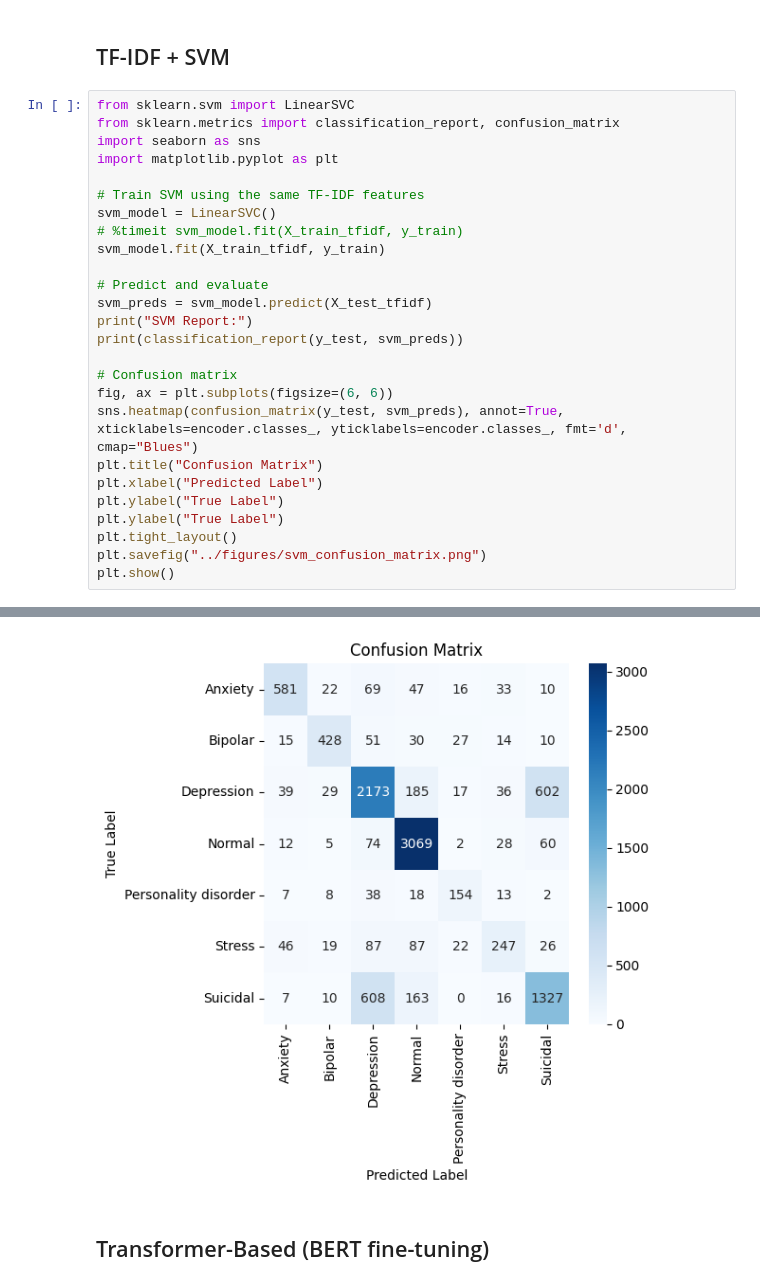
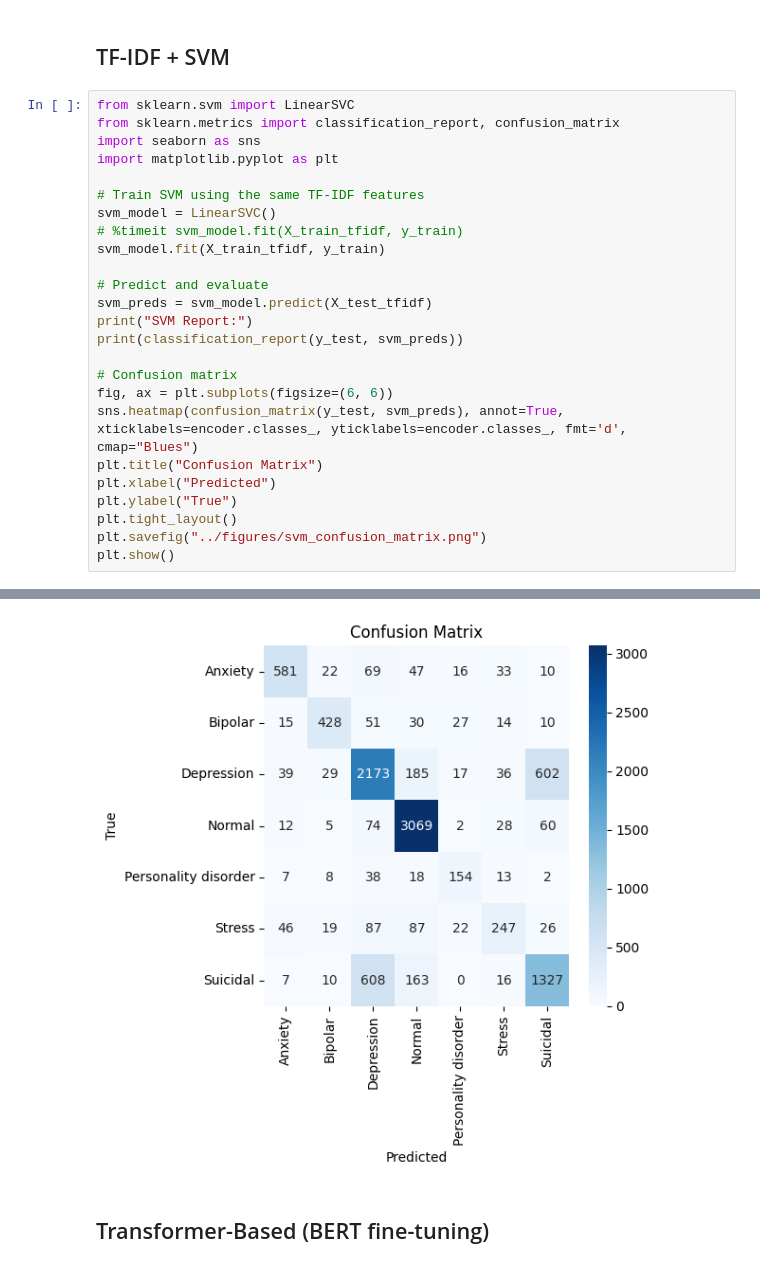
Before and after one commit to jiajinz/NLP_Project, a Jupyter notebook: notebooks/IE7500_Logistic Regression&SVM&BERT-Copy.ipynb, the cells around one changed output, grey strips where cells are left out. Cells and saved outputs as stored; diff of their text form.

```diff
--- a/notebooks/IE7500_Logistic Regression&SVM&BERT-Copy.ipynb
+++ b/notebooks/IE7500_Logistic Regression&SVM&BERT-Copy.ipynb
@@ -201,37 +190,36 @@ svm_model = LinearSVC()
 # %timeit svm_model.fit(X_train_tfidf, y_train)
 svm_model.fit(X_train_tfidf, y_train)
 
 # Predict and evaluate
 svm_preds = svm_model.predict(X_test_tfidf)
 print("SVM Report:")
 print(classification_report(y_test, svm_preds))
 
 # Confusion matrix
 fig, ax = plt.subplots(figsize=(6, 6))
 sns.heatmap(confusion_matrix(y_test, svm_preds), annot=True, xticklabels=encoder.classes_, yticklabels=encoder.classes_, fmt='d', cmap="Blues")
 plt.title("Confusion Matrix")
-plt.xlabel("Predicted Label")
-plt.ylabel("True Label")
-plt.ylabel("True Label")
+plt.xlabel("Predicted")
+plt.ylabel("True")
 plt.tight_layout()
 plt.savefig("../figures/svm_confusion_matrix.png")
 plt.show()
 # %% [output]
 SVM Report:
               precision    recall  f1-score   support
 
            0       0.82      0.75      0.78       778
            1       0.82      0.74      0.78       575
            2       0.70      0.71      0.70      3081
            3       0.85      0.94      0.90      3250
            4       0.65      0.64      0.64       240
            5       0.64      0.46      0.54       534
            6       0.65      0.62      0.64      2131
 
     accuracy                           0.75     10589
    macro avg       0.73      0.70      0.71     10589
 weighted avg       0.75      0.75      0.75     10589
-[figure, old version]
+[figure, new version]
 # %% [markdown]
 ## Transformer-Based (BERT fine-tuning) ##
 # %%
```
Also changed, not shown: parts of 2 cells of this notebook, 3 other files.
